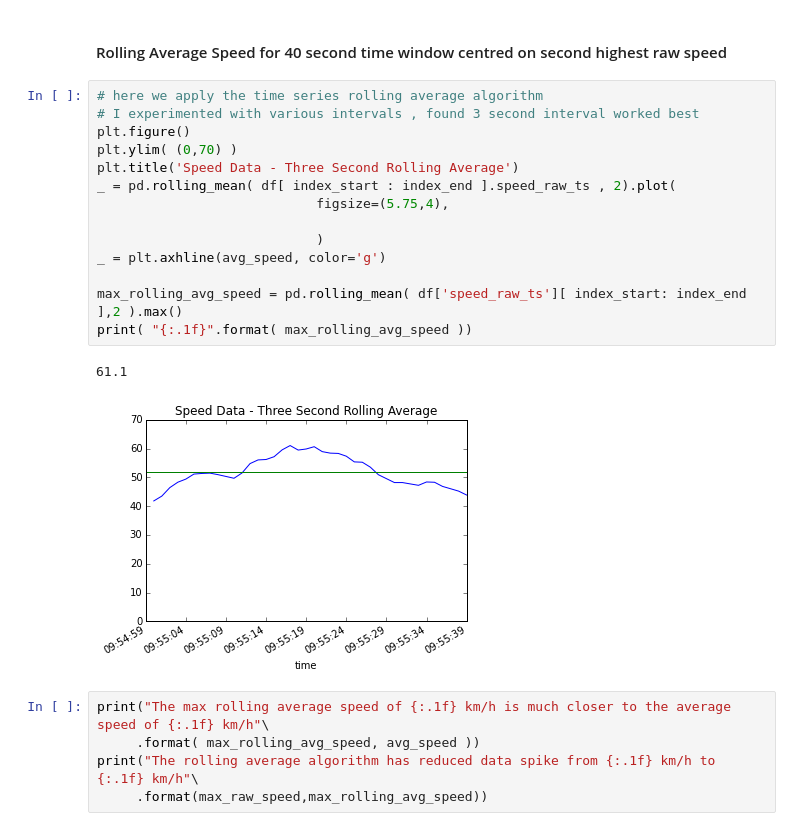
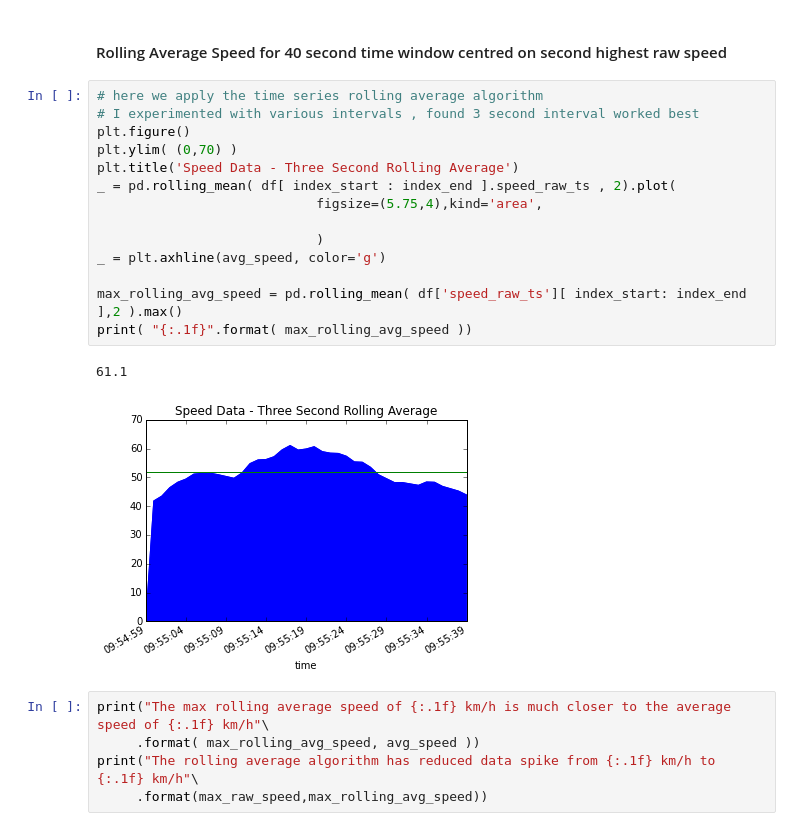
Before and after one commit to patclaffey/docker_jupyter, a Jupyter notebook: notebooks/speed.ipynb, the cells around one changed output. Saved outputs shown, nothing was run; the diff lists cells and outputs as text.

```diff
--- a/notebooks/speed.ipynb
+++ b/notebooks/speed.ipynb
@@ -297,20 +297,20 @@ The max speed of 61.9 km/h compares with an average speed of 51.7 km/h
 # %%
 # here we apply the time series rolling average algorithm
 # I experimented with various intervals , found 3 second interval worked best
 plt.figure()
 plt.ylim( (0,70) )
 plt.title('Speed Data - Three Second Rolling Average')
 _ = pd.rolling_mean( df[ index_start : index_end ].speed_raw_ts , 2).plot(
-                            figsize=(5.75,4),
+                            figsize=(5.75,4),kind='area',
 
                             )
 _ = plt.axhline(avg_speed, color='g')
 
 max_rolling_avg_speed = pd.rolling_mean( df['speed_raw_ts'][ index_start: index_end ],2 ).max()
 print( "{:.1f}".format( max_rolling_avg_speed ))
 # %% [output]
 61.1
-[figure, old version]
+[figure, new version]
 # %%
 print("The max rolling average speed of {:.1f} km/h is much closer to the average speed of {:.1f} km/h"\
      .format( max_rolling_avg_speed, avg_speed ))
```
Also changed, not shown: parts of 5 cells of this notebook, 1 other file.
